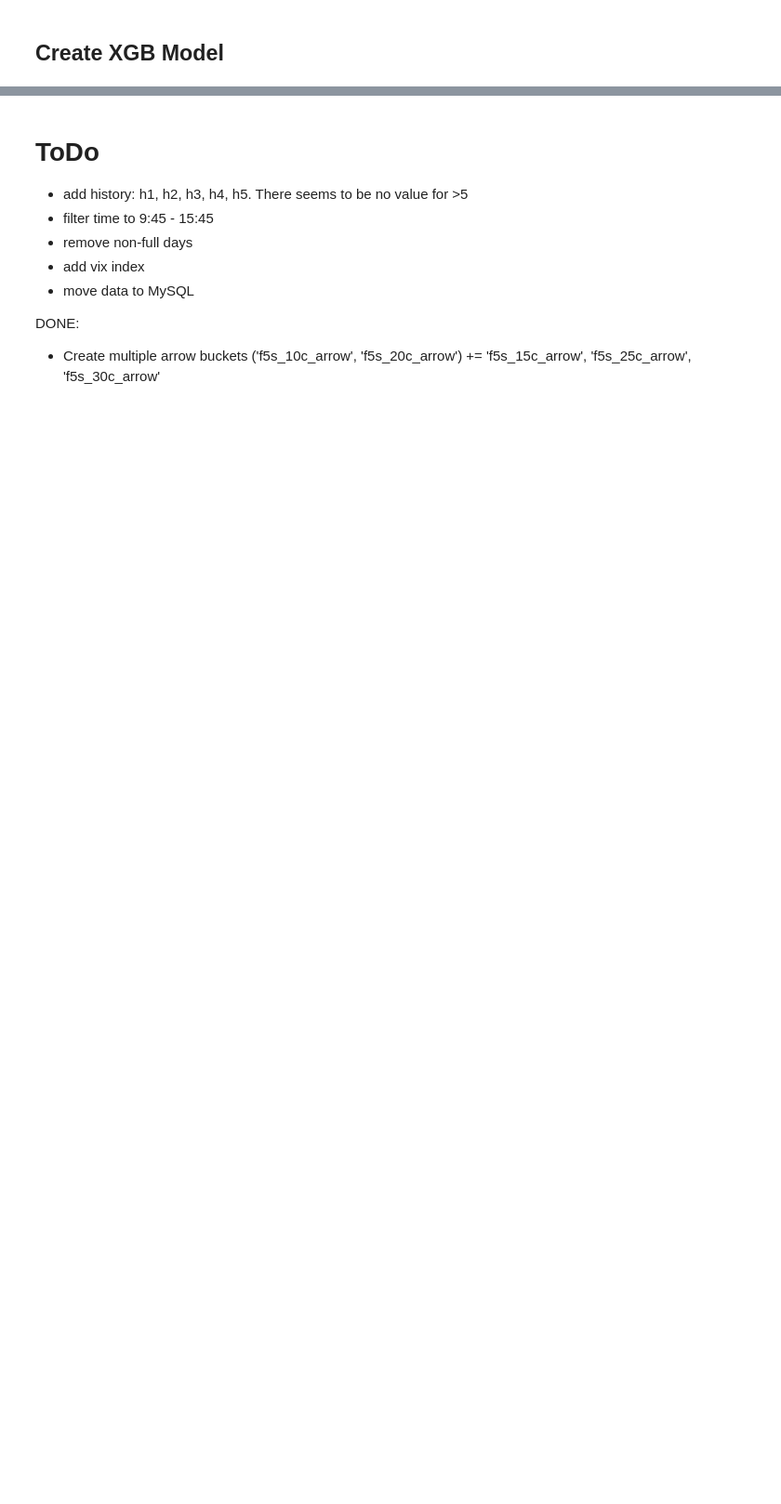
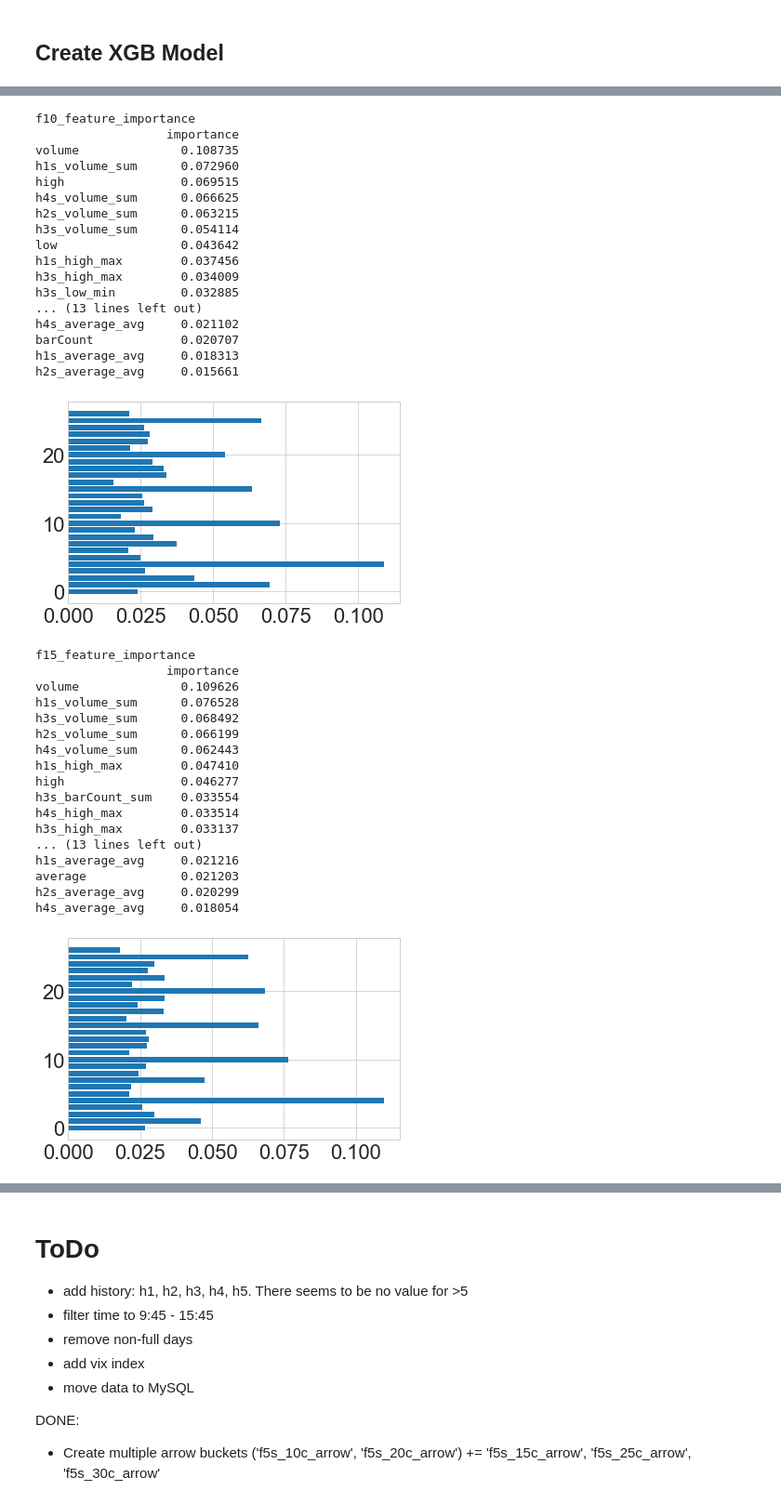
Before and after one commit to mvellayan/OptionList4, a Jupyter notebook: vol-xgboost.ipynb, the cells around one changed output, grey strips where cells are left out. Shown at 93% size. Drawn from its saved outputs; the diff is of its cells as text; code cells hidden in the pictures; blank space fills up the shorter version.

```diff
--- a/vol-xgboost.ipynb
+++ b/vol-xgboost.ipynb
@@ -173,7 +175,3 @@ mlflow.xgboost.autolog()
 #plt.show()
 #print(corr)
 #sns.heatmap(corr, annot=True)
-# %%
-xgb = XGBClassifier(**params2)
-print(xgb.get_xgb_params())
-mlflow.log_param('xgb_params', xgb.get_xgb_params())
@@ -182,2 +178,13 @@ mlflow.log_param('xgb_params', xgb.get_xgb_params())
 # %% [markdown]
 ## Create XGB Model
+# %%
+#Y_cols = [ 'f5s_average', 'f5s_10c_arrow', 'f5s_15c_arrow', 'f5s_20c_arrow',  'f5s_25c_arrow']
+
+xgb_f10 = XGBClassifier(**params2)
+xgb_f15 = XGBClassifier(**params2)
+xgb_f20 = XGBClassifier(**params2)
+xgb_f25 = XGBClassifier(**params2)
+
+#print(xgb.get_xgb_params())
+#mlflow.log_param('xgb_params', xgb.get_xgb_params())
+#mlflow.xgboost.autolog()
@@ -184,5 +195,8 @@ mlflow.log_param('xgb_params', xgb.get_xgb_params())
 # %%
 %%time
 # Train model & predict
-xgb.fit(X_train, y_train)
+xgb_f10.fit(X_train, y_train['f5s_10c_arrow'])
+xgb_f15.fit(X_train, y_train['f5s_15c_arrow'])
+xgb_f20.fit(X_train, y_train['f5s_20c_arrow'])
+xgb_f25.fit(X_train, y_train['f5s_25c_arrow'])
 # %% [output]
@@ -290,7 +388,16 @@ print(cm_json)
 # feature_importances = pd.DataFrame(xgb.feature_importances_,index=x_train.columns.tolist(),columns=['importance'])
 # feature_importances.sort_values('importance', ascending=False)
 # %%
-feature_importances = pd.DataFrame(xgb.feature_importances_,index=X_train.columns.tolist(),columns=['importance'])
-vals = feature_importances.sort_values('importance', ascending=False)
-mlflow.log_param("feature_importance", vals.to_string)
-vals
+def print_fi(xgb, name):
+    feature_importance = pd.DataFrame(xgb.feature_importances_,index=X_train.columns.tolist(),columns=['importance'])
+    vals = feature_importance.sort_values('importance', ascending=False)
+    mlflow.log_param(name, vals.to_string)
+    print (name)
+    print(vals)
+
+
+    #_x = pd.Series(xgb.feature_importances_, index=X_train.columns).nlargest(12).plot(kind='barh')
+    _x = pyplot.barh(range(len(xgb.feature_importances_)), xgb.feature_importances_, )
+    plt.show()
+    #mlflow.log_image(image, name)
+    return
@@ -319,0 +404,42 @@ vals
+# %%
+print_fi( xgb_f10, 'f10_feature_importance')
+print_fi( xgb_f15, 'f15_feature_importance')
+print_fi( xgb_f20, 'f20_feature_importance')
+print_fi( xgb_f25, 'f25_feature_importance')
+# %% [output]
+f10_feature_importance
+                  importance
+volume              0.108735
+h1s_volume_sum      0.072960
+high                0.069515
+h4s_volume_sum      0.066625
+h2s_volume_sum      0.063215
+h3s_volume_sum      0.054114
+low                 0.043642
+h1s_high_max        0.037456
+h3s_high_max        0.034009
+h3s_low_min         0.032885
+... (13 lines left out)
+h4s_average_avg     0.021102
+barCount            0.020707
+h1s_average_avg     0.018313
+h2s_average_avg     0.015661
+[figure, added]
+f15_feature_importance
+                  importance
+volume              0.109626
+h1s_volume_sum      0.076528
+h3s_volume_sum      0.068492
+h2s_volume_sum      0.066199
+h4s_volume_sum      0.062443
+h1s_high_max        0.047410
+high                0.046277
+h3s_barCount_sum    0.033554
+h4s_high_max        0.033514
+h3s_high_max        0.033137
+... (13 lines left out)
+h1s_average_avg     0.021216
+average             0.021203
+h2s_average_avg     0.020299
+h4s_average_avg     0.018054
+[figure, added]
```
Also changed, not shown: parts of 35 cells of this notebook, 3 other files.
